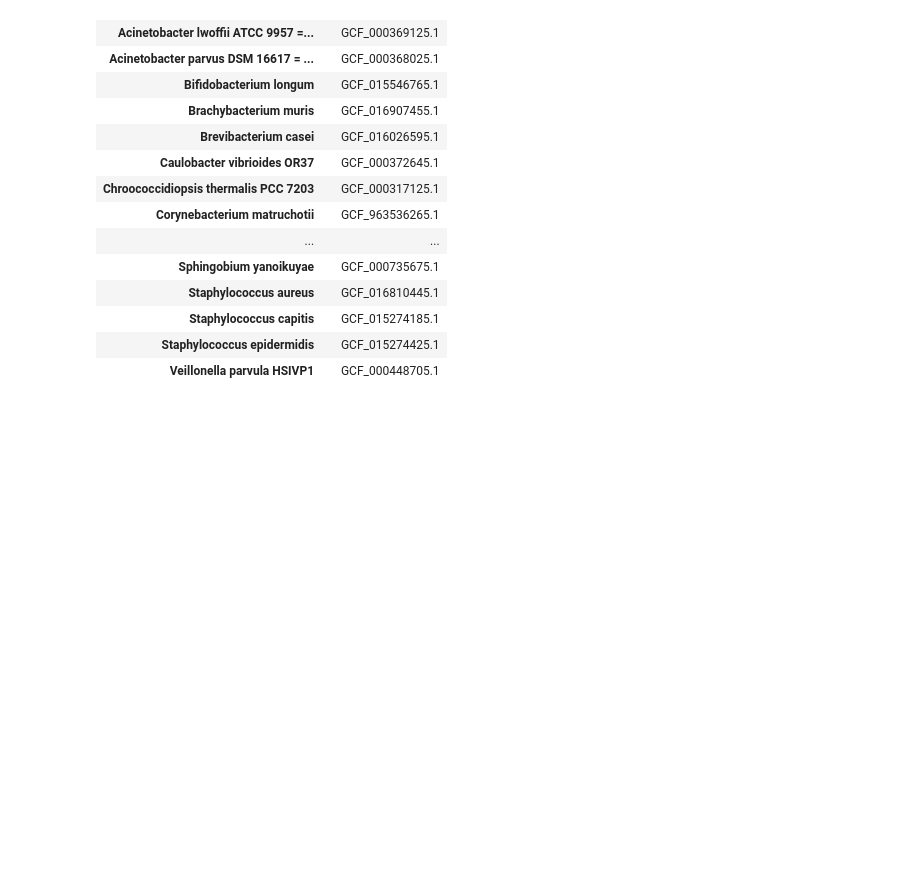
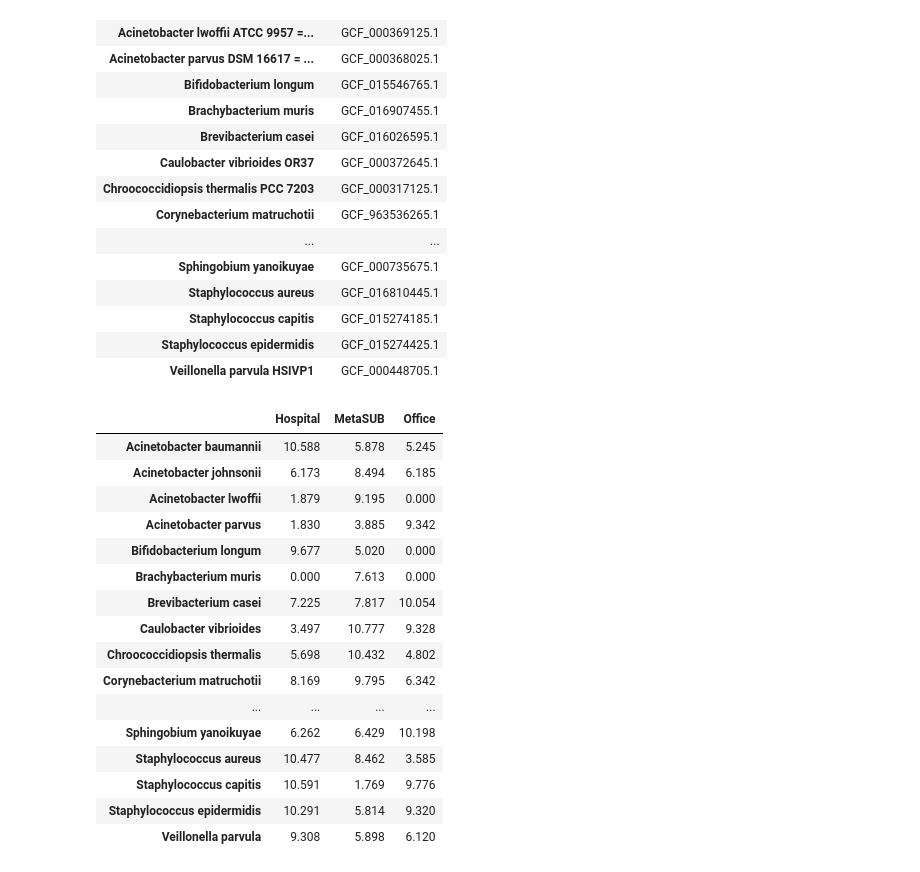
Before and after one commit to RamanLab/Hospital_Microbiome, a Jupyter notebook: Network.ipynb, the cells around one changed output. Saved outputs shown, nothing was run; the diff lists cells and outputs as text; code cells hidden in the pictures; blank space fills up the shorter version.

```diff
--- a/Network.ipynb
+++ b/Network.ipynb
@@ -385,3 +385,54 @@ genome_info
 | Staphylococcus capitis | GCF_015274185.1 |
 | Staphylococcus epidermidis | GCF_015274425.1 |
 | Veillonella parvula HSIVP1 | GCF_000448705.1 |
+# %%
+# Load the abundance file paths
+abundance_path = output_path + "phyloseq_source/all_filtered_data.csv"
+metadata_path = output_path + "phyloseq_source/all_filtered_metadata.csv"
+
+# Load the abundance and metadata dataframes
+abundance_data = pd.read_csv(abundance_path, sep=",", index_col="Species")
+metadata = pd.read_csv(metadata_path, sep=",", index_col="Illumina Library ID")
+
+# Store the captured hub abundance
+hub_abundance = {}
+
+for env in environments:
+    nodes = list(hub_merged.index)
+    id = list(metadata[metadata['Environment'] == env].index)
+    abundance = abundance_data.loc[nodes, id]
+    abundance_mean = list(abundance.mean(axis=1))
+    hub_abundance[env] = abundance_mean
+
+# Convert dictionary of abundance data into DataFrame
+hub_abundance_df = pd.DataFrame(hub_abundance, index=nodes)
+
+# Amplify abundance values
+hub_abundance_df *= 100000
+
+# Apply logarithm transformation to non-zero values
+hub_abundance_df[hub_abundance_df != 0] = np.log2(hub_abundance_df[hub_abundance_df != 0])
+hub_abundance_df = hub_abundance_df.round(3)
+
+# Save DataFrame
+hub_abundance_df.to_csv(output_path + "network_files/hub_files/hub_abundance.tsv", sep="\t")
+
+hub_abundance_df
+# %% [output]
+|  | Hospital | MetaSUB | Office |
+| Acinetobacter baumannii | 10.588 | 5.878 | 5.245 |
+| Acinetobacter johnsonii | 6.173 | 8.494 | 6.185 |
+| Acinetobacter lwoffii | 1.879 | 9.195 | 0.000 |
+| Acinetobacter parvus | 1.830 | 3.885 | 9.342 |
+| Bifidobacterium longum | 9.677 | 5.020 | 0.000 |
+| Brachybacterium muris | 0.000 | 7.613 | 0.000 |
+| Brevibacterium casei | 7.225 | 7.817 | 10.054 |
+| Caulobacter vibrioides | 3.497 | 10.777 | 9.328 |
+| Chroococcidiopsis thermalis | 5.698 | 10.432 | 4.802 |
+| Corynebacterium matruchotii | 8.169 | 9.795 | 6.342 |
+| ... | ... | ... | ... |
+| Sphingobium yanoikuyae | 6.262 | 6.429 | 10.198 |
+| Staphylococcus aureus | 10.477 | 8.462 | 3.585 |
+| Staphylococcus capitis | 10.591 | 1.769 | 9.776 |
+| Staphylococcus epidermidis | 10.291 | 5.814 | 9.320 |
+| Veillonella parvula | 9.308 | 5.898 | 6.120 |
```
Also changed, not shown: parts of 2 cells of this notebook.
